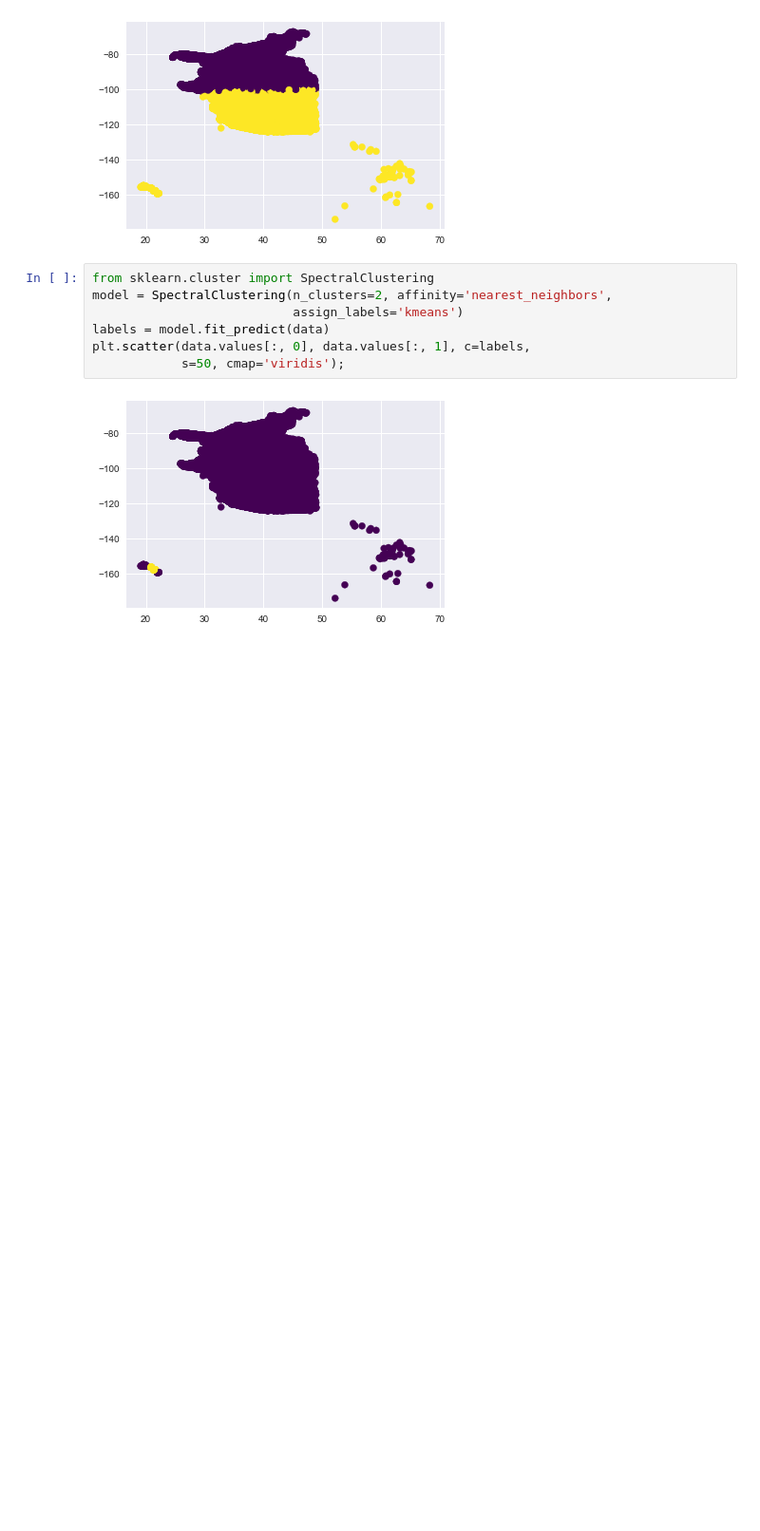
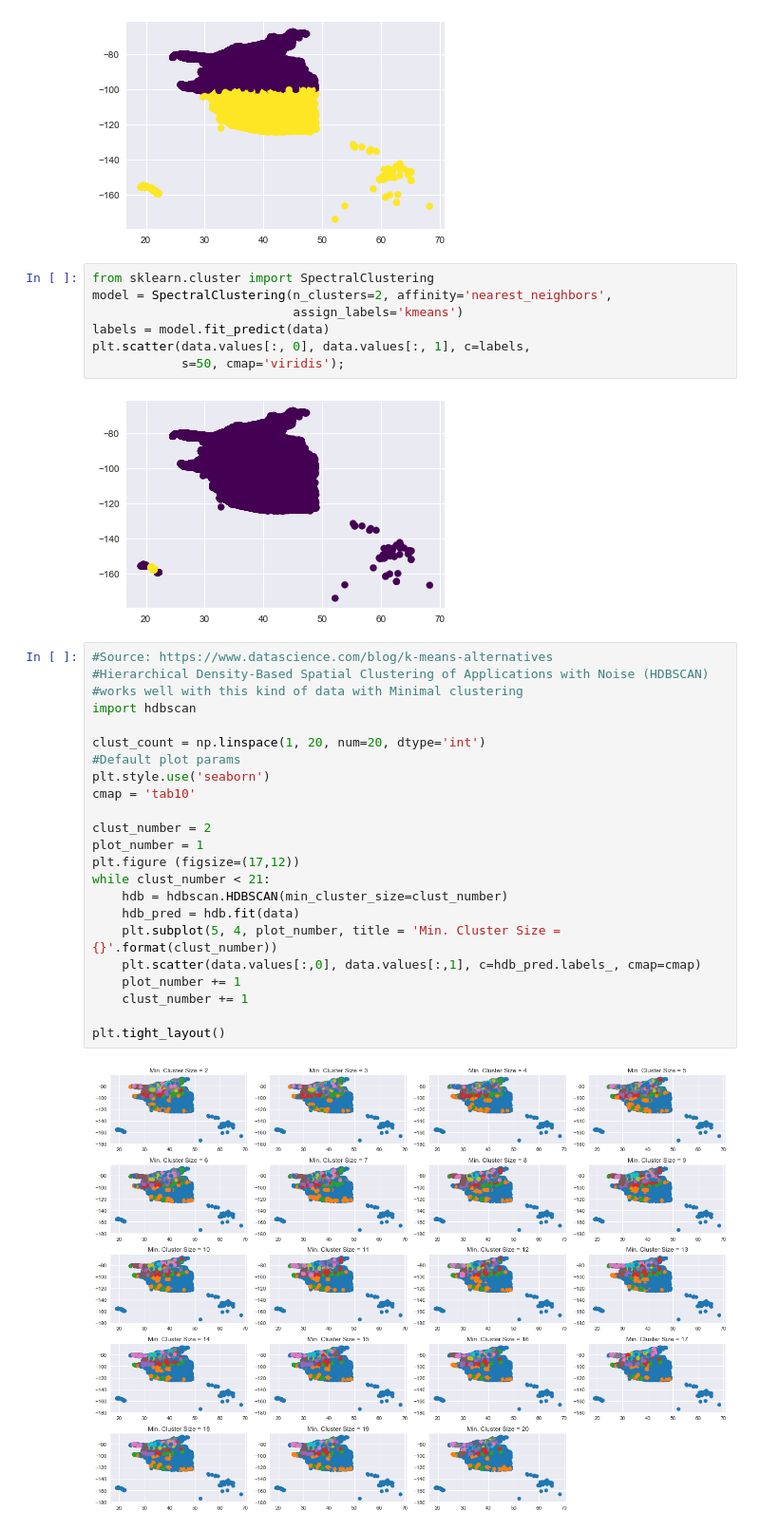
Before and after one commit to ecantu75/DataMining_Lab3, a Jupyter notebook: DataMining_LAB_3.ipynb, the cells around one changed output. Shown: that part at 95% size. Drawn from its saved outputs; the diff is of its cells as text; blank space fills up the shorter version.

Commit message:
adding HDBSCAN clsutering alternative for k-Means

```diff
--- a/DataMining_LAB_3.ipynb
+++ b/DataMining_LAB_3.ipynb
@@ -759,3 +759,28 @@ plt.scatter(data.values[:, 0], data.values[:, 1], c=labels,
             s=50, cmap='viridis');
 # %% [output]
 [figure]
+# %%
+#Source: https://www.datascience.com/blog/k-means-alternatives
+#Hierarchical Density-Based Spatial Clustering of Applications with Noise (HDBSCAN)
+#works well with this kind of data with Minimal clustering
+import hdbscan
+
+clust_count = np.linspace(1, 20, num=20, dtype='int')
+#Default plot params
+plt.style.use('seaborn')
+cmap = 'tab10'
+
+clust_number = 2
+plot_number = 1
+plt.figure (figsize=(17,12))
+while clust_number < 21:
+    hdb = hdbscan.HDBSCAN(min_cluster_size=clust_number)
+    hdb_pred = hdb.fit(data)
+    plt.subplot(5, 4, plot_number, title = 'Min. Cluster Size = {}'.format(clust_number))
+    plt.scatter(data.values[:,0], data.values[:,1], c=hdb_pred.labels_, cmap=cmap)
+    plot_number += 1
+    clust_number += 1
+
+plt.tight_layout()
+# %% [output]
+[figure, added]
```
Also changed, not shown: parts of 7 cells of this notebook.
